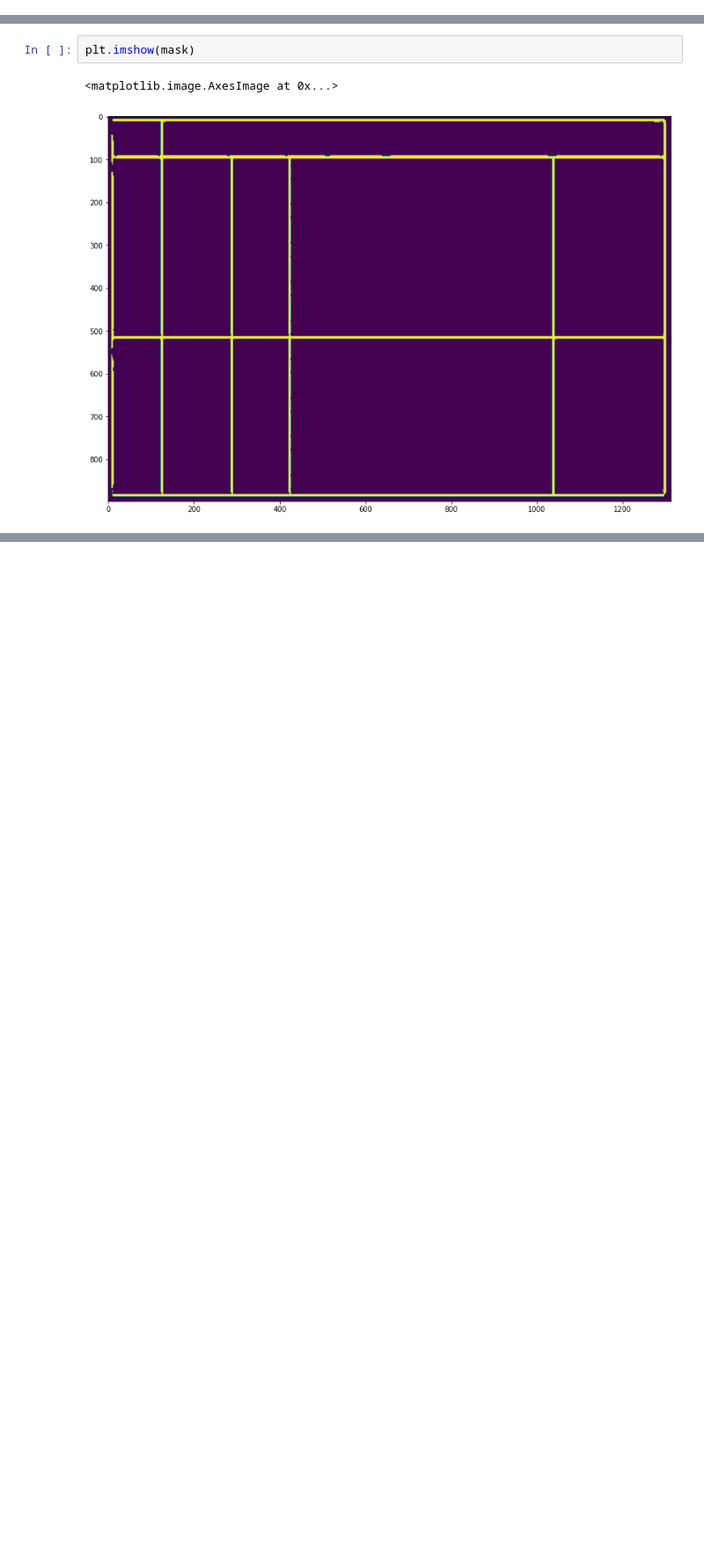
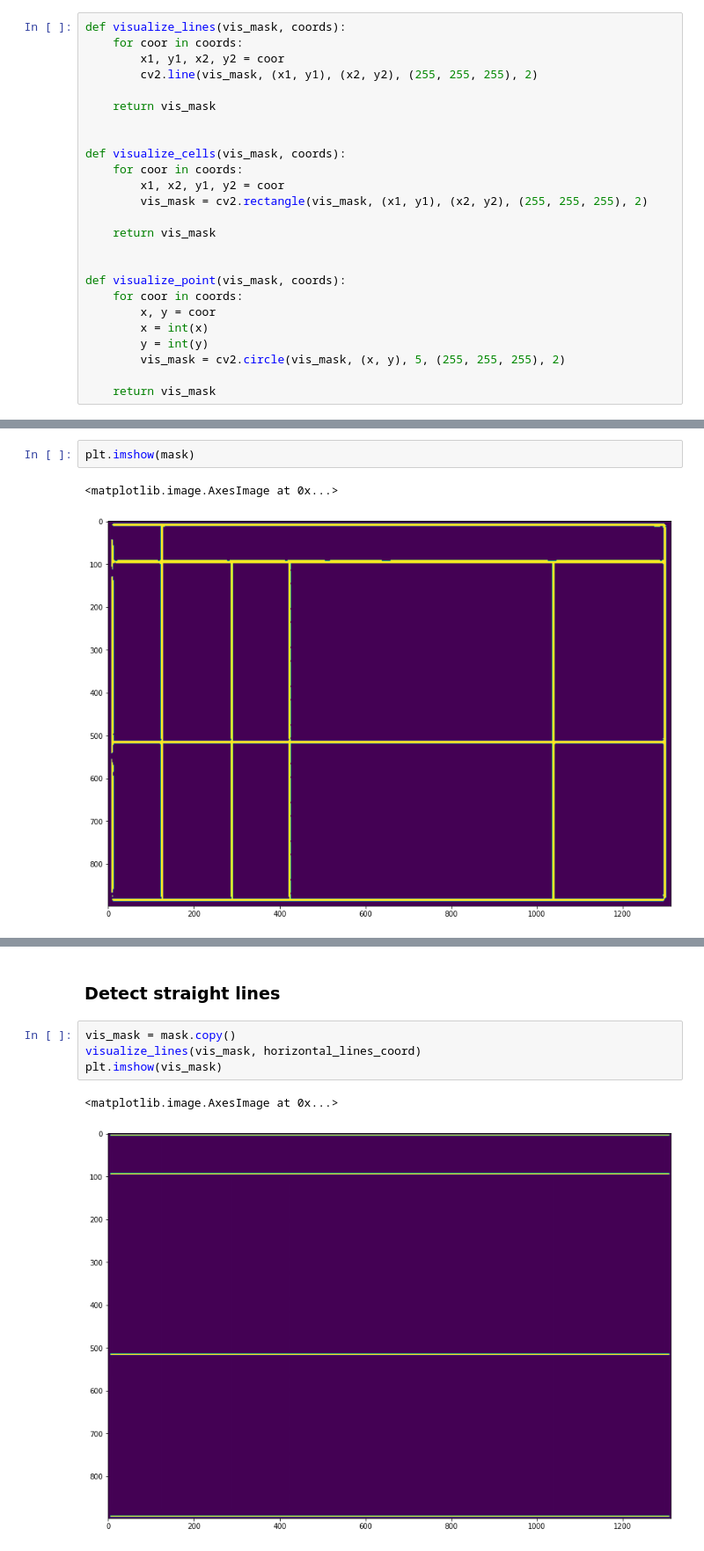
Before and after one commit to sun-asterisk-research/table_reconstruction, a Jupyter notebook: example/example.ipynb, the cells around one changed output, grey strips where cells are left out. Shown at 88% size. Saved outputs shown, nothing was run; the diff lists cells and outputs as text; blank space fills up the shorter version.

```diff
--- a/example/example.ipynb
+++ b/example/example.ipynb
@@ -16,3 +18,28 @@ plt.rcParams["figure.figsize"] = (20, 10)
+# %%
+def visualize_lines(vis_mask, coords):
+    for coor in coords:
+        x1, y1, x2, y2 = coor
+        cv2.line(vis_mask, (x1, y1), (x2, y2), (255, 255, 255), 2)
+
+    return vis_mask
+
+
+def visualize_cells(vis_mask, coords):
+    for coor in coords:
+        x1, x2, y1, y2 = coor
+        vis_mask = cv2.rectangle(vis_mask, (x1, y1), (x2, y2), (255, 255, 255), 2)
+
+    return vis_mask
+
+
+def visualize_point(vis_mask, coords):
+    for coor in coords:
+        x, y = coor
+        x = int(x)
+        y = int(y)
+        vis_mask = cv2.circle(vis_mask, (x, y), 5, (255, 255, 255), 2)
+
+    return vis_mask
 # %% [markdown]
 ## Force CPU
 # %%
@@ -126,0 +166,9 @@ plt.imshow(mask)
+# %% [markdown]
+### Detect straight lines
+# %%
+vis_mask = mask.copy()
+visualize_lines(vis_mask, horizontal_lines_coord)
+plt.imshow(vis_mask)
+# %% [output]
+<matplotlib.image.AxesImage at 0x...>
+[figure, added]
```
Also changed, not shown: parts of 16 cells of this notebook, 2 other files.
